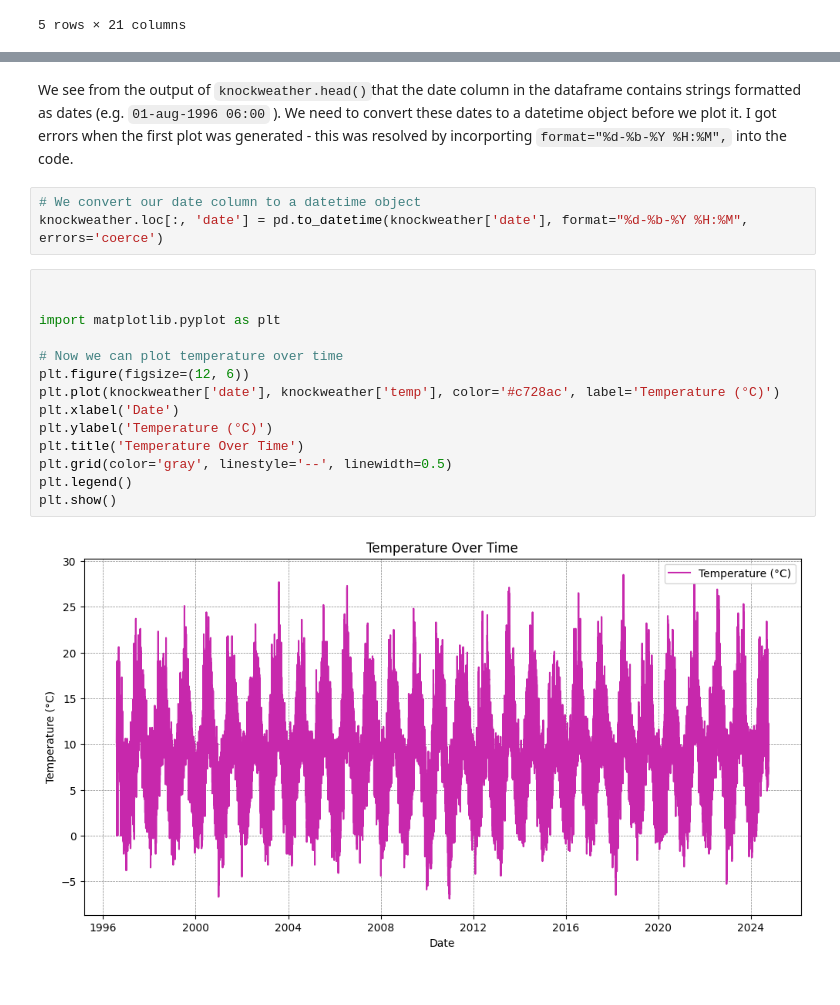
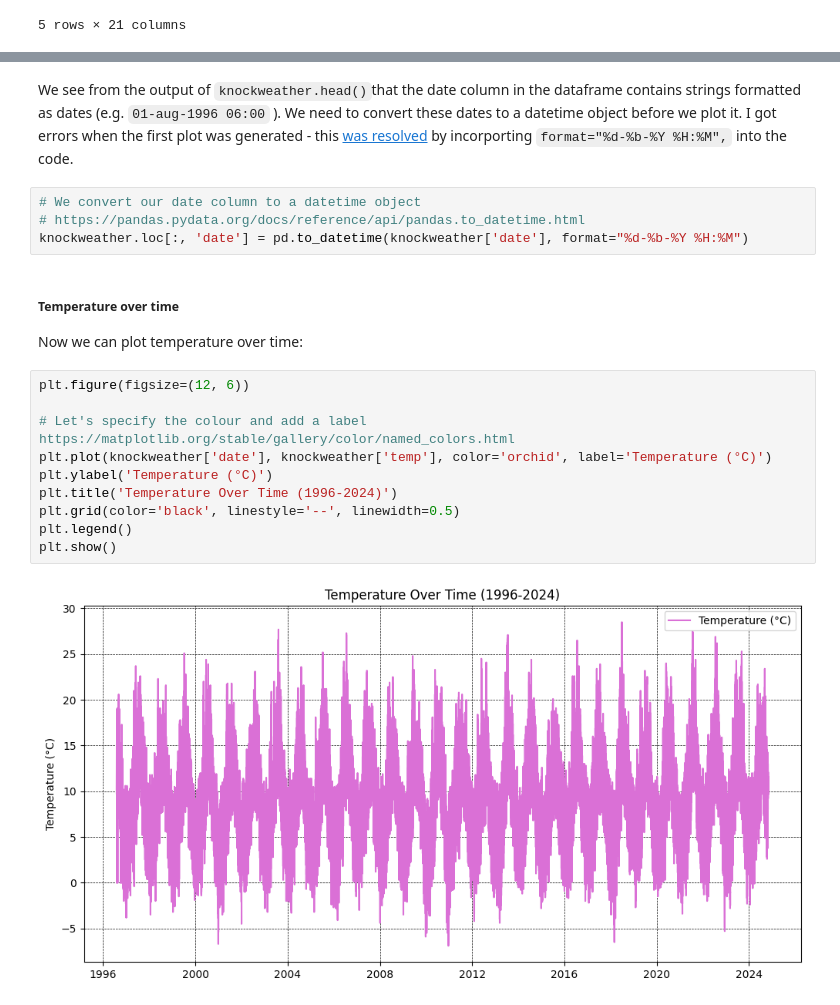
Before and after one commit to miriamroddy/PFDA, a Jupyter notebook: Assignments/assignment_6_Weather.ipynb, the cells around one changed output, grey strips where cells are left out. Cells and saved outputs as stored; diff of their text form.

Commit message:
Working on plots in assignment 6

```diff
--- a/Assignments/assignment_6_Weather.ipynb
+++ b/Assignments/assignment_6_Weather.ipynb
@@ -105,23 +107,23 @@ clht        18
 clamt       18
 dtype: int64
 # %% [markdown]
-We see from the output of `knockweather.head()`that the date column in the dataframe contains strings formatted as dates (e.g. `01-aug-1996 06:00` ). We need to convert these dates to a datetime object before we plot it. I got errors when the first plot was generated - this was resolved by incorporting `format="%d-%b-%Y %H:%M",` into the code.
+We see from the output of `knockweather.head()`that the date column in the dataframe contains strings formatted as dates (e.g. `01-aug-1996 06:00` ). We need to convert these dates to a datetime object before we plot it. I got errors when the first plot was generated - this [was resolved](https://pandas.pydata.org/docs/reference/api/pandas.to_datetime.html) by incorporting `format="%d-%b-%Y %H:%M",` into the code.
 # %%
 # We convert our date column to a datetime object
-knockweather.loc[:, 'date'] = pd.to_datetime(knockweather['date'], format="%d-%b-%Y %H:%M", errors='coerce')
+# https://pandas.pydata.org/docs/reference/api/pandas.to_datetime.html
+knockweather.loc[:, 'date'] = pd.to_datetime(knockweather['date'], format="%d-%b-%Y %H:%M")
+# %% [markdown]
+##### Temperature over time
+Now we can plot temperature over time:
 # %%
+plt.figure(figsize=(12, 6))
 
-
-import matplotlib.pyplot as plt
-
-# Now we can plot temperature over time
-plt.figure(figsize=(12, 6))
-plt.plot(knockweather['date'], knockweather['temp'], color='#c728ac', label='Temperature (°C)')
-plt.xlabel('Date')
+# Let's specify the colour and add a label https://matplotlib.org/stable/gallery/color/named_colors.html
+plt.plot(knockweather['date'], knockweather['temp'], color='orchid', label='Temperature (°C)')
 plt.ylabel('Temperature (°C)')
-plt.title('Temperature Over Time')
-plt.grid(color='gray', linestyle='--', linewidth=0.5)
+plt.title('Temperature Over Time (1996-2024)')
+plt.grid(color='black', linestyle='--', linewidth=0.5)
 plt.legend()
 plt.show()
 # %% [output]
-[figure, old version]
+[figure, new version]
```
Also changed, not shown: parts of 14 cells of this notebook.
